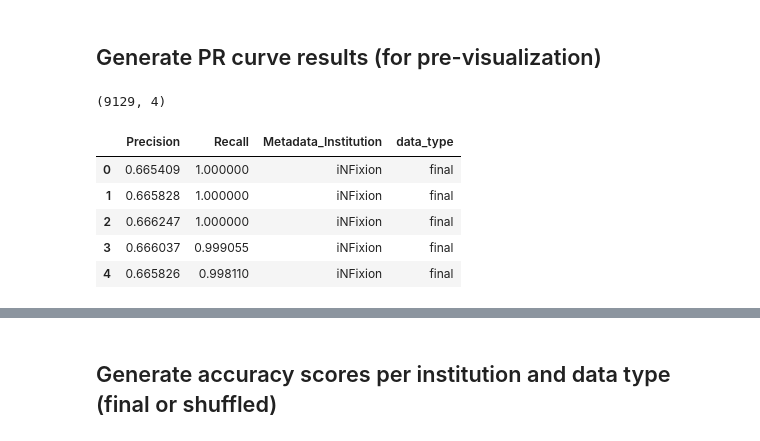
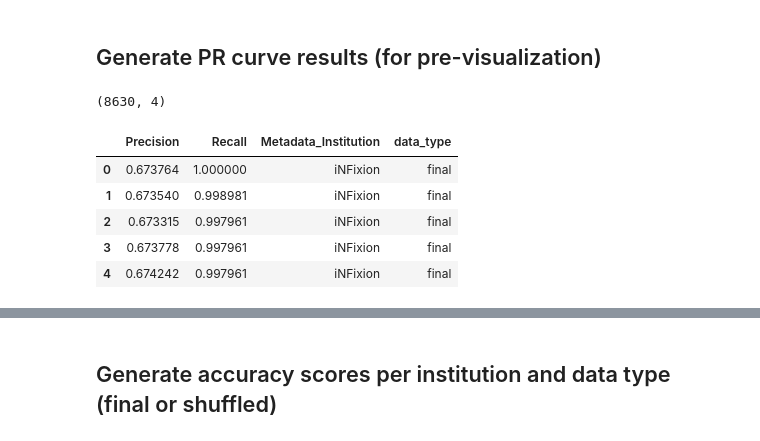
Before and after one commit to mtalbot-texas/nf1_schwann_cell_morphology_signature, a Jupyter notebook: 3.assess_generalizability/generalizabilty_eval.ipynb, the cells around one changed output, grey strips where cells are left out. Drawn from its saved outputs; the diff is of its cells as text; code cells hidden in the pictures.

```diff
--- a/3.assess_generalizability/generalizabilty_eval.ipynb
+++ b/3.assess_generalizability/generalizabilty_eval.ipynb
@@ -35,10 +43,17 @@ rng = np.random.default_rng(0)
 # %% [markdown]
 ## Load in plate with two cell lines (Plate 6)
 # %%
+# Set directory to find the plate 6 data from based on data type
+directory = (
+    "single_cell_profiles/cleaned_sc_profiles"
+    if data_cleaned == "cleaned"
+    else "single_cell_profiles"
+)
+
 # Read in data from plate 6 with two cell lines
 plate6_df = pd.read_parquet(
     pathlib.Path(
-        "/media/18tbdrive/1.Github_Repositories/nf1_schwann_cell_painting_data/3.processing_features/data/single_cell_profiles/Plate_6_sc_normalized.parquet"
+        f"/media/18tbdrive/1.Github_Repositories/nf1_schwann_cell_painting_data/3.processing_features/data/{directory}/Plate_6_sc_normalized.parquet"
     )
 )
 
@@ -174,41 +198,54 @@ institution_dfs = {
 # %%
 precision_recall_data = []
 
 for institution, df in institution_dfs.items():
     for data_type in ["final", "shuffled"]:  # Compute separately for both types
         # Subset for data type and remove the HET cells from evaluation
-        subset_df = df[(df["data_type"] == data_type) & (df["Metadata_genotype"] != "HET")]
+        subset_df = df[
+            (df["data_type"] == data_type) & (df["Metadata_genotype"] != "HET")
+        ]
 
         # Compute precision-recall curve
         precision, recall, _ = precision_recall_curve(
             subset_df["true_genotype"], subset_df["probability_WT"]
         )
 
-        institution_results = pd.DataFrame({
-            "Precision": precision[:-1],
-            "Recall": recall[:-1],
-            "Metadata_Institution": institution,
-            "data_type": data_type,
-        })
+        institution_results = pd.DataFrame(
+            {
+                "Precision": precision[:-1],
+                "Recall": recall[:-1],
+                "Metadata_Institution": institution,
+                "data_type": data_type,
+            }
+        )
 
         precision_recall_data.append(institution_results)
 
 # Combine all institution-based PR data
 precision_recall_df = pd.concat(precision_recall_data, ignore_index=True)
 
-# Save PR curve data to parquet file
-precision_recall_df.to_parquet(f"{results_dir}/plate6_precision_recall_final_model.parquet")
+# Save PR curve data to parquet file with qc suffix if data is cleaned
+if data_cleaned == "cleaned":
+    pr_curve_file = (
+        pathlib.Path(results_dir) / "plate6_precision_recall_final_model_qc.parquet"
+    )
+else:
+    pr_curve_file = (
+        pathlib.Path(results_dir) / "plate6_precision_recall_final_model.parquet"
+    )
+
+precision_recall_df.to_parquet(pr_curve_file)
 
 print(precision_recall_df.shape)
 precision_recall_df.head()
 # %% [output]
-(9129, 4)
+(8630, 4)
 |  | Precision | Recall | Metadata_Institution | data_type |
-| 0 | 0.665409 | 1.000000 | iNFixion | final |
-| 1 | 0.665828 | 1.000000 | iNFixion | final |
-| 2 | 0.666247 | 1.000000 | iNFixion | final |
-| 3 | 0.666037 | 0.999055 | iNFixion | final |
-| 4 | 0.665826 | 0.998110 | iNFixion | final |
+| 0 | 0.673764 | 1.000000 | iNFixion | final |
+| 1 | 0.673540 | 0.998981 | iNFixion | final |
+| 2 | 0.673315 | 0.997961 | iNFixion | final |
+| 3 | 0.673778 | 0.997961 | iNFixion | final |
+| 4 | 0.674242 | 0.997961 | iNFixion | final |
 # %%
 # Set the style of the plot
 sns.set_theme(style="whitegrid")
```
Also changed, not shown: parts of 9 cells of this notebook, 18 other files.
